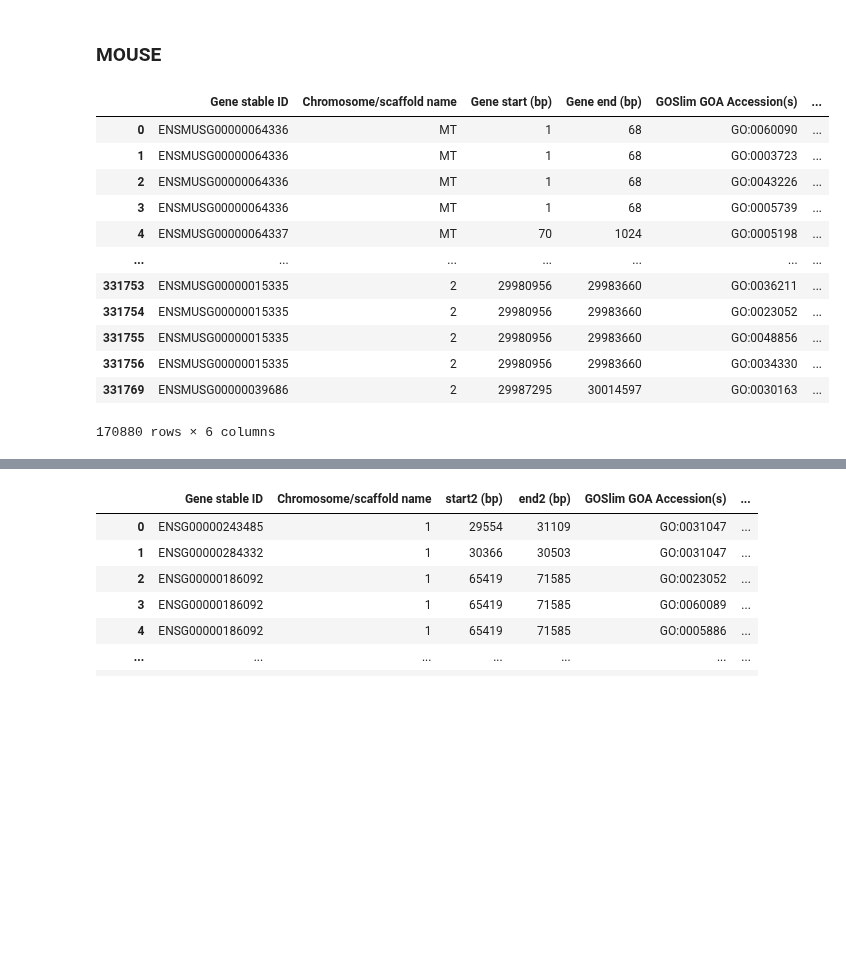
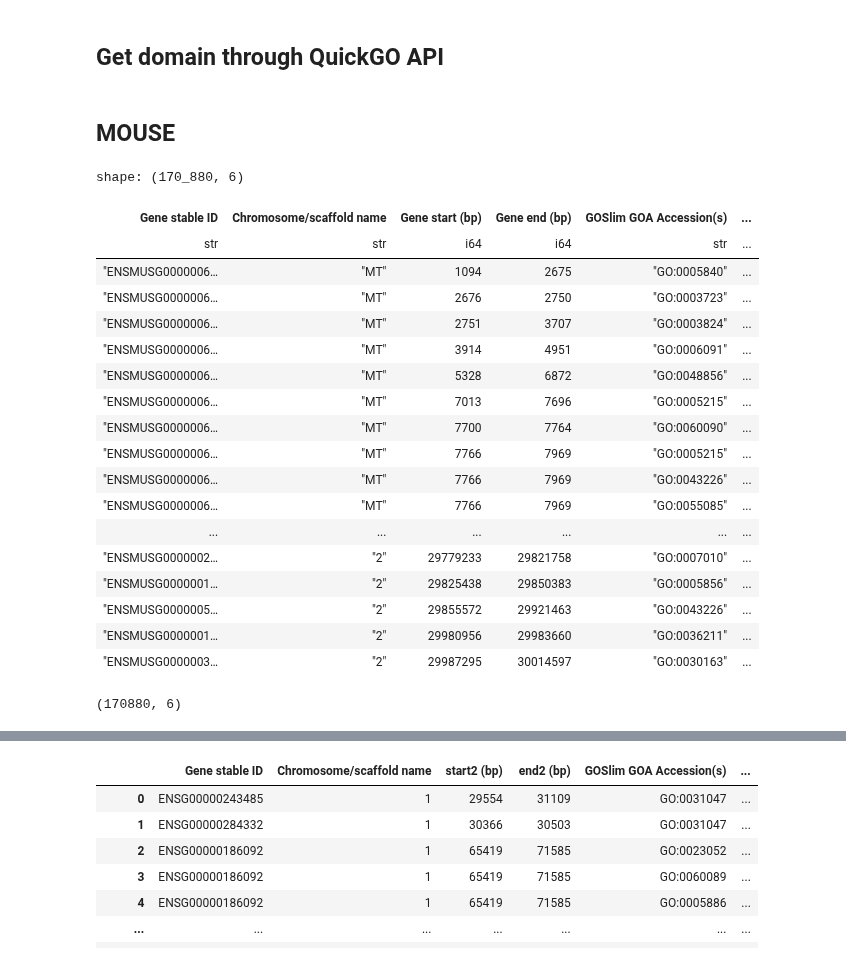
Before and after one commit to yonezawa-sora/pycircos_comaparative_species, a Jupyter notebook: data_preprocessing/1_GOSlim_add_domain.ipynb, the cells around one changed output, grey strips where cells are left out. Drawn from its saved outputs; the diff is of its cells as text; code cells hidden in the pictures; blank space fills up the shorter version.

```diff
--- a/data_preprocessing/1_GOSlim_add_domain.ipynb
+++ b/data_preprocessing/1_GOSlim_add_domain.ipynb
@@ -12,3 +13,5 @@ import os
+# %% [markdown]
+## Get domain through QuickGO API
 # %%
 def get_domain(accession):
     requestURL = f"https://www.ebi.ac.uk/QuickGO/services/ontology/go/search?query={accession}&limit=1&page=1"
@@ -21,23 +24,32 @@ def get_domain(accession):
     data = r.json()
     return data['results'][0]['aspect'] if data['results'] else None
 # %% [markdown]
-### MOUSE
+## MOUSE
 # %%
-ensembl_goslim_mouse = pd.read_csv('../data/biomart_goslim/biomart_mouse_goslim_R110.tsv', sep='\t', low_memory=False)
-ensembl_goslim_mouse_unique = ensembl_goslim_mouse.drop_duplicates(subset=['Gene stable ID', 'GOSlim GOA Accession(s)', 'GOSlim GOA Description'])
+ensembl_goslim_mouse = pl.read_csv("../data/biomart_goslim/biomart_mouse_goslim_R110.tsv", separator="\t") # Ensembl release 110
+ensembl_goslim_mouse_unique = ensembl_goslim_mouse.unique(subset=['Gene stable ID',
+                                                                  'GOSlim GOA Accession(s)',
+                                                                  'GOSlim GOA Description']) # for debugging
 display(ensembl_goslim_mouse_unique)
 # %% [output]
+shape: (170_880, 6)
-|  | Gene stable ID | Chromosome/scaffold name | Gene start (bp) | Gene end (bp) | GOSlim GOA Accession(s) | ... |
-| 0 | ENSMUSG00000064336 | MT | 1 | 68 | GO:0060090 | ... |
-| 1 | ENSMUSG00000064336 | MT | 1 | 68 | GO:0003723 | ... |
-| 2 | ENSMUSG00000064336 | MT | 1 | 68 | GO:0043226 | ... |
-| 3 | ENSMUSG00000064336 | MT | 1 | 68 | GO:0005739 | ... |
-| 4 | ENSMUSG00000064337 | MT | 70 | 1024 | GO:0005198 | ... |
-| ... | ... | ... | ... | ... | ... | ... |
-| 331753 | ENSMUSG00000015335 | 2 | 29980956 | 29983660 | GO:0036211 | ... |
-| 331754 | ENSMUSG00000015335 | 2 | 29980956 | 29983660 | GO:0023052 | ... |
-| 331755 | ENSMUSG00000015335 | 2 | 29980956 | 29983660 | GO:0048856 | ... |
-| 331756 | ENSMUSG00000015335 | 2 | 29980956 | 29983660 | GO:0034330 | ... |
-| 331769 | ENSMUSG00000039686 | 2 | 29987295 | 30014597 | GO:0030163 | ... |
+| Gene stable ID | Chromosome/scaffold name | Gene start (bp) | Gene end (bp) | GOSlim GOA Accession(s) | ... |
+| str | str | i64 | i64 | str | ... |
+| "ENSMUSG0000006… | "MT" | 1094 | 2675 | "GO:0005840" | ... |
+| "ENSMUSG0000006… | "MT" | 2676 | 2750 | "GO:0003723" | ... |
+| "ENSMUSG0000006… | "MT" | 2751 | 3707 | "GO:0003824" | ... |
+| "ENSMUSG0000006… | "MT" | 3914 | 4951 | "GO:0006091" | ... |
+| "ENSMUSG0000006… | "MT" | 5328 | 6872 | "GO:0048856" | ... |
+| "ENSMUSG0000006… | "MT" | 7013 | 7696 | "GO:0005215" | ... |
+| "ENSMUSG0000006… | "MT" | 7700 | 7764 | "GO:0060090" | ... |
+| "ENSMUSG0000006… | "MT" | 7766 | 7969 | "GO:0005215" | ... |
+| "ENSMUSG0000006… | "MT" | 7766 | 7969 | "GO:0043226" | ... |
+| "ENSMUSG0000006… | "MT" | 7766 | 7969 | "GO:0055085" | ... |
+| ... | ... | ... | ... | ... | ... |
+| "ENSMUSG0000002… | "2" | 29779233 | 29821758 | "GO:0007010" | ... |
+| "ENSMUSG0000001… | "2" | 29825438 | 29850383 | "GO:0005856" | ... |
+| "ENSMUSG0000005… | "2" | 29855572 | 29921463 | "GO:0043226" | ... |
+| "ENSMUSG0000001… | "2" | 29980956 | 29983660 | "GO:0036211" | ... |
+| "ENSMUSG0000003… | "2" | 29987295 | 30014597 | "GO:0030163" | ... |
-170880 rows × 6 columns
+(170880, 6)
 # %%
```
Also changed, not shown: parts of 8 cells of this notebook, 2 other files.
